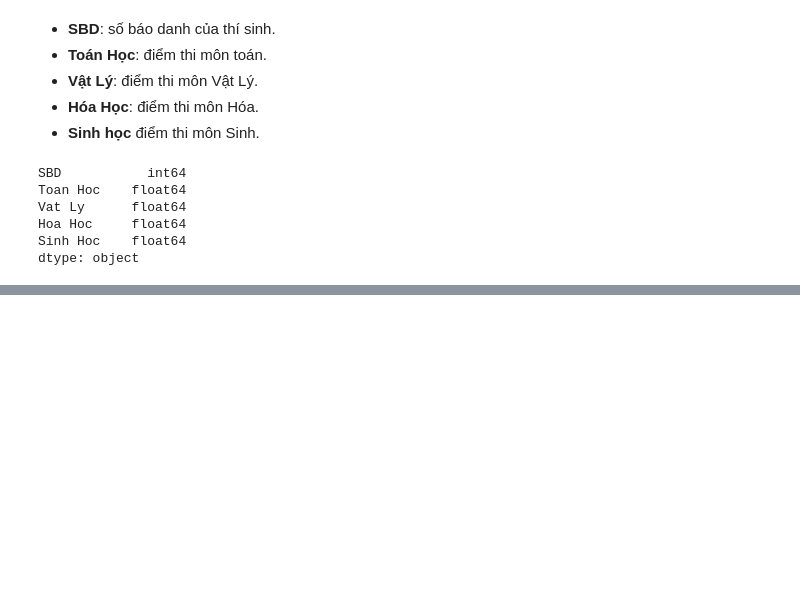
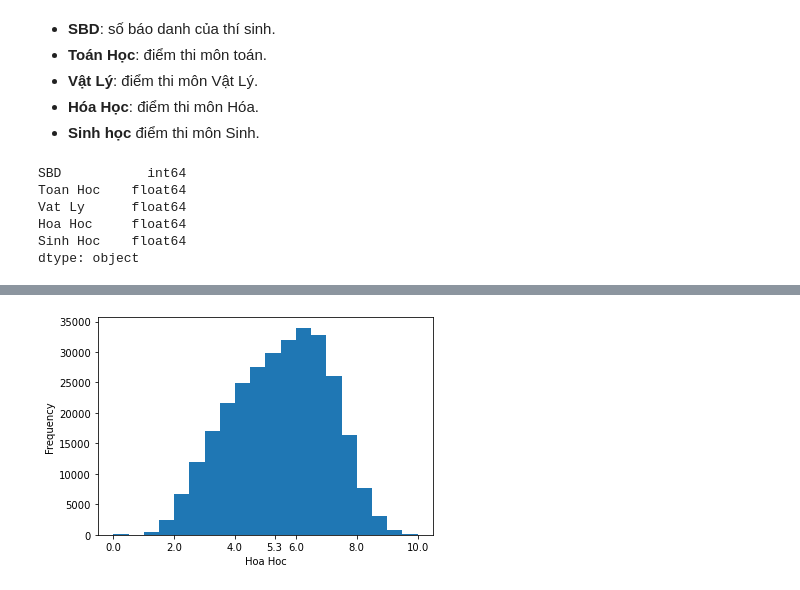
Before and after one commit to TungNguyen2000/LTKHDL_DoAn, a Jupyter notebook: DoAn/Untitled.ipynb, the cells around one changed output, grey strips where cells are left out. Cells and saved outputs as stored; diff of their text form; code cells hidden in the pictures; blank space fills up the shorter version.

```diff
--- a/DoAn/Untitled.ipynb
+++ b/DoAn/Untitled.ipynb
@@ -78,0 +87,8 @@ học sinh Việt Nam có xu hướng giỏi Tự Nhiên hơn hay xã hội hơn
+# %%
+hh_series = point_df["Hoa Hoc"]
+hh_series.plot.hist(bins=20)
+plt.xticks(list(range(0, 11,2)) + [round(hh_series.mean(),1)])
+plt.xlabel("Hoa Hoc")
+plt.show()
+# %% [output]
+[figure, added]
```
Also changed, not shown: parts of 10 cells of this notebook.
